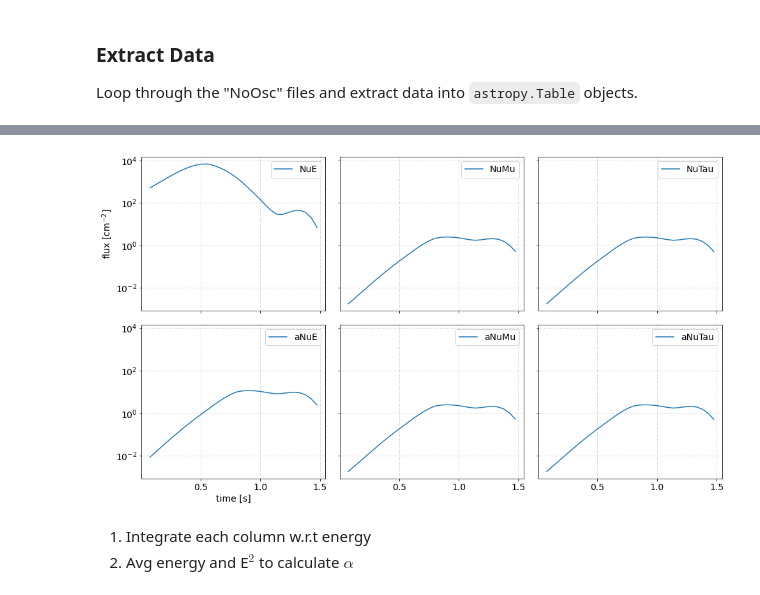
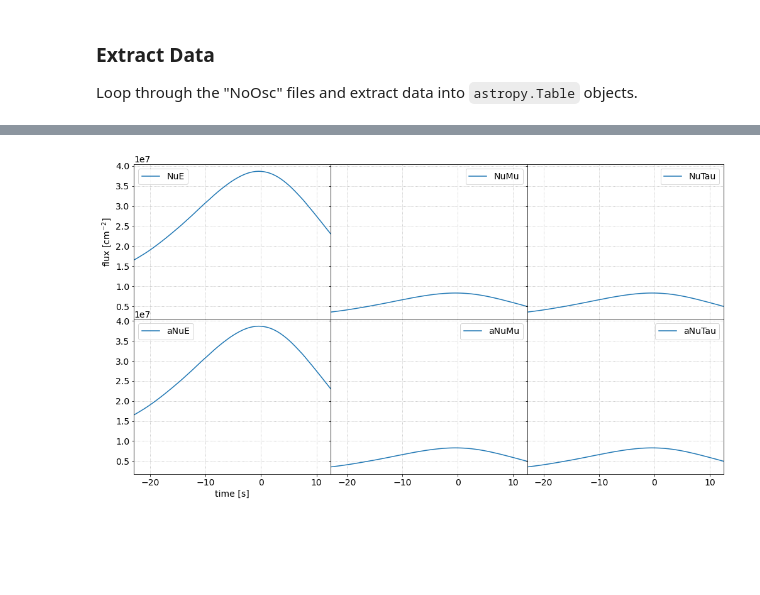
Before and after one commit to SNEWS2/snewpy, a Jupyter notebook: doc/nb/tar_reader.ipynb, the cells around one changed output, grey strips where cells are left out. Saved outputs shown, nothing was run; the diff lists cells and outputs as text; code cells hidden in the pictures; blank space fills up the shorter version.

Commit message:
Fix incorrect calculation of fluence.

```diff
--- a/doc/nb/tar_reader.ipynb
+++ b/doc/nb/tar_reader.ipynb
@@ -137,0 +142,10 @@ Table length=501
+# %%
+t_, E_ = np.meshgrid(time, energy)
+
+fig, ax = plt.subplots(1,1, figsize=(7,5))
+cf = ax.contourf(t_, E_, flux['NuE'], levels=50, cmap='magma')
+cb = fig.colorbar(cf, ax=ax)
+cb.set_label('fluence [cm$^{-2}$ (0.2 MeV)$^{-1}$]')
+ax.set(xlim=(time[0], time[-1]), xlabel='time [s]',
+       ylim=(0,10), ylabel='energy [MeV]')
+fig.tight_layout()
@@ -137,0 +154,17 @@ Table length=501
+# %%
+def get_closest(arr, x):
+    return np.abs(np.asarray(arr) - x).argmin()
+
+i = get_closest(time, 0.)
+
+fig, axes = plt.subplots(2,3, figsize=(14,8), sharex=True, sharey=True,
+                         gridspec_kw={'wspace':0, 'hspace':0})
+
+for ax, (flavor, fl) in zip(axes.flatten(), flux.items()):
+    ax.plot(energy, fl[:,i], label=flavor)
+    ax.legend()
+    ax.grid(ls=':')
+
+axes[0,0].set(ylabel='flux [cm$^{-2}$]')
+axes[1,0].set(xlabel='energy [MeV]', xlim=(-0.5,10.5))
+fig.tight_layout()
@@ -138,16 +173,14 @@ Table length=501
 # %%
-fig, axes = plt.subplots(2,3, figsize=(14,8), sharex=True, sharey=True)
+fig, axes = plt.subplots(2,3, figsize=(14,8), sharex=True, sharey=True,
+                         gridspec_kw={'wspace':0, 'hspace':0})
 
-for ax, (flavor, lum) in zip(axes.flatten(), luminosity.items()):
-    ax.plot(time, lum, label=flavor)
+for ax, (flavor, fl) in zip(axes.flatten(), flux.items()):
+    ax.plot(time, np.sum(fl, axis=0), label=flavor)
     ax.legend()
     ax.grid(ls=':')
 
-axes[0,0].set(yscale='log', ylabel='flux [cm$^{-2}$]')
-axes[1,0].set(xlabel='time [s]')
+axes[0,0].set(ylabel='flux [cm$^{-2}$]')
+axes[1,0].set(xlabel='time [s]', xlim=(time[0], time[-1]))
 fig.tight_layout()
 # %% [output]
-[figure, old version]
+[figure, new version]
-# %% [markdown]
-1. Integrate each column w.r.t energy
-1. Avg energy and E$^2$ to calculate $\alpha$
```
Also changed, not shown: parts of 8 cells of this notebook.
